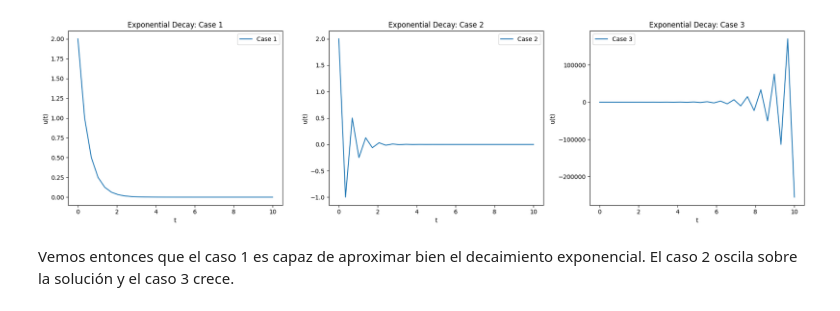
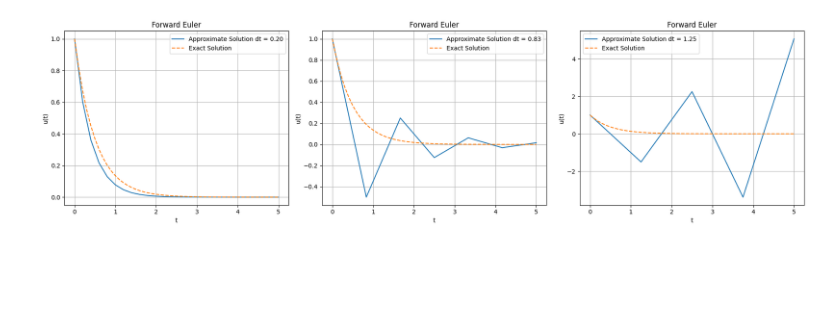
Before and after one commit to Andrecs05/Numerical_methods_for_PDEs_2025-2_Andres_Amelia_Melany, a Jupyter notebook: Miniproyecto1/ExponentialDecay.ipynb, the cells around one changed output. Saved outputs shown, nothing was run; the diff lists cells and outputs as text; code cells hidden in the pictures; blank space fills up the shorter version.

Commit message:
:sparkles: Test the three affirmations of the stability analysis

```diff
--- a/Miniproyecto1/ExponentialDecay.ipynb
+++ b/Miniproyecto1/ExponentialDecay.ipynb
@@ -105,8 +82,0 @@ case3 = exponentialDecay.forward_euler(u0, a, 0.5, n - 1)
-# %%
-plot_function({"Case 1": [t_arr, case1],
-                "Case 2": [t_arr, case2],
-                "Case 3": [t_arr, case3]}, same_plot= False)
-# %% [output]
-[figure, removed]
-# %% [markdown]
-Vemos entonces que el caso 1 es capaz de aproximar bien el decaimiento exponencial. El caso 2 oscila sobre la solución y el caso 3 crece.
@@ -112,0 +91,21 @@ Vemos entonces que el caso 1 es capaz de aproximar bien el decaimiento exponenci
+# %%
+I = 1
+a = 2
+T = 5
+
+dt_stable = 1 / 10*a
+dt_oscillatory = 1.5 / a
+dt_growing = 2.5 / a
+
+
+stable_forward = ed.forward_euler(I, a, dt_stable, T)
+oscillatory_forward = ed.forward_euler(I, a, dt_oscillatory, T)
+growing_forward = ed.forward_euler(I, a, dt_growing, T)
+
+
+dt_exact = 1 / 20*a
+exact_solution = ed.exact_solution(I, a, dt_exact, T)
+
+ut.plot_exponential_decay_stability([stable_forward, oscillatory_forward, growing_forward], exact_solution, T, "Forward Euler")
+# %% [output]
+[figure, added]
```
Also changed, not shown: parts of 10 cells of this notebook.
